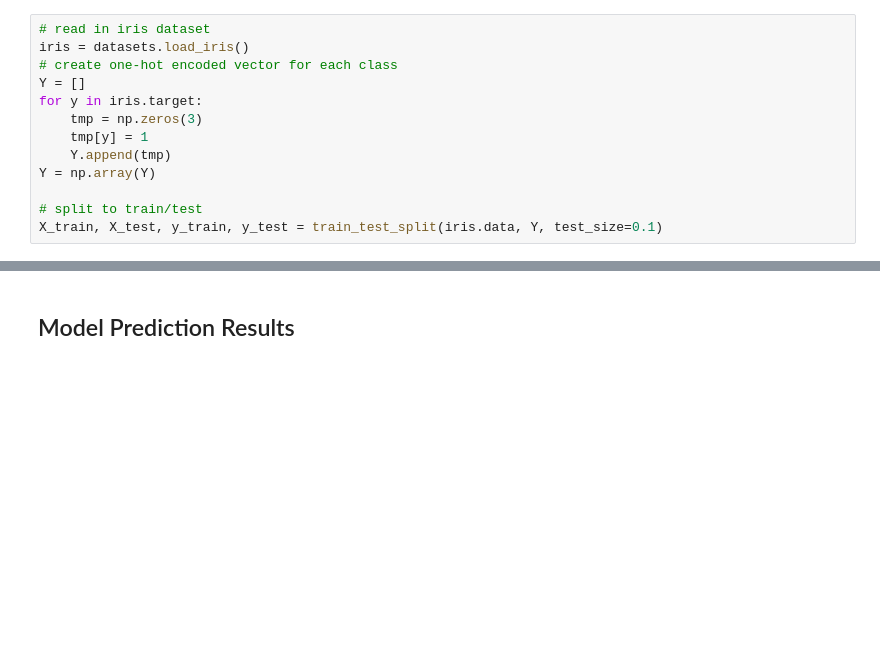
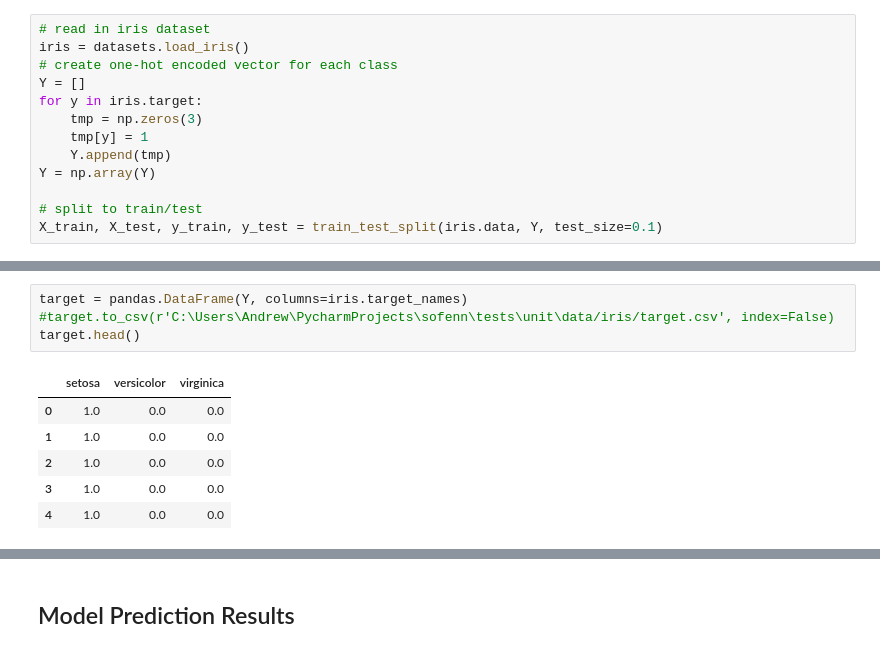
Before and after one commit to andrewre23/sofenn, a Jupyter notebook: demos/MultiClass - FuzzyNetwork.ipynb, the cells around one changed output, grey strips where cells are left out. Cells and saved outputs as stored; diff of their text form; blank space fills up the shorter version.

```diff
--- a/demos/MultiClass - FuzzyNetwork.ipynb
+++ b/demos/MultiClass - FuzzyNetwork.ipynb
@@ -39,0 +53,11 @@ X_train, X_test, y_train, y_test = train_test_split(iris.data, Y, test_size=0.1)
+# %%
+target = pandas.DataFrame(Y, columns=iris.target_names)
+#target.to_csv(r'C:\Users\Andrew\PycharmProjects\sofenn\tests\unit\data/iris/target.csv', index=False)
+target.head()
+# %% [output]
+|  | setosa | versicolor | virginica |
+| 0 | 1.0 | 0.0 | 0.0 |
+| 1 | 1.0 | 0.0 | 0.0 |
+| 2 | 1.0 | 0.0 | 0.0 |
+| 3 | 1.0 | 0.0 | 0.0 |
+| 4 | 1.0 | 0.0 | 0.0 |
```
Also changed, not shown: parts of 17 cells of this notebook, 2 other files.
